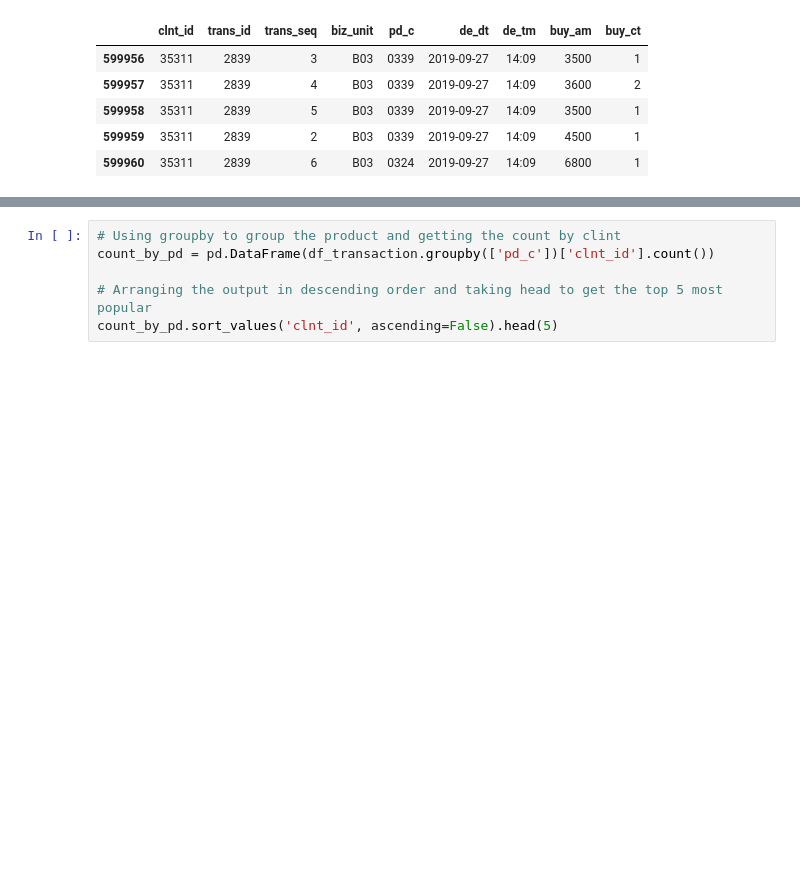
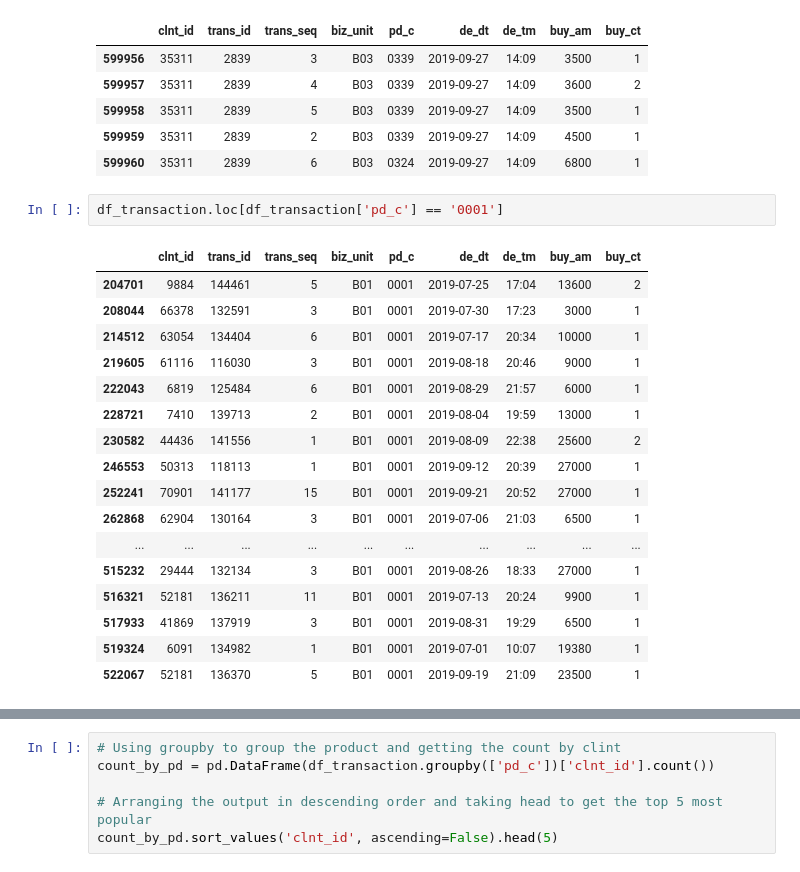
Before and after one commit to hojisu/recommendation-project, a Jupyter notebook: EDA-3.ipynb, the cells around one changed output, grey strips where cells are left out. Drawn from its saved outputs; the diff is of its cells as text; blank space fills up the shorter version.

```diff
--- a/EDA-3.ipynb
+++ b/EDA-3.ipynb
@@ -24,3 +24,23 @@ df_transaction.tail(5)
 | 599958 | 35311 | 2839 | 5 | B03 | 0339 | 2019-09-27 | 14:09 | 3500 | 1 |
 | 599959 | 35311 | 2839 | 2 | B03 | 0339 | 2019-09-27 | 14:09 | 4500 | 1 |
 | 599960 | 35311 | 2839 | 6 | B03 | 0324 | 2019-09-27 | 14:09 | 6800 | 1 |
+# %%
+df_transaction.loc[df_transaction['pd_c'] == '0001']
+# %% [output]
+|  | clnt_id | trans_id | trans_seq | biz_unit | pd_c | de_dt | de_tm | buy_am | buy_ct |
+| 204701 | 9884 | 144461 | 5 | B01 | 0001 | 2019-07-25 | 17:04 | 13600 | 2 |
+| 208044 | 66378 | 132591 | 3 | B01 | 0001 | 2019-07-30 | 17:23 | 3000 | 1 |
+| 214512 | 63054 | 134404 | 6 | B01 | 0001 | 2019-07-17 | 20:34 | 10000 | 1 |
+| 219605 | 61116 | 116030 | 3 | B01 | 0001 | 2019-08-18 | 20:46 | 9000 | 1 |
+| 222043 | 6819 | 125484 | 6 | B01 | 0001 | 2019-08-29 | 21:57 | 6000 | 1 |
+| 228721 | 7410 | 139713 | 2 | B01 | 0001 | 2019-08-04 | 19:59 | 13000 | 1 |
+| 230582 | 44436 | 141556 | 1 | B01 | 0001 | 2019-08-09 | 22:38 | 25600 | 2 |
+| 246553 | 50313 | 118113 | 1 | B01 | 0001 | 2019-09-12 | 20:39 | 27000 | 1 |
+| 252241 | 70901 | 141177 | 15 | B01 | 0001 | 2019-09-21 | 20:52 | 27000 | 1 |
+| 262868 | 62904 | 130164 | 3 | B01 | 0001 | 2019-07-06 | 21:03 | 6500 | 1 |
+| ... | ... | ... | ... | ... | ... | ... | ... | ... | ... |
+| 515232 | 29444 | 132134 | 3 | B01 | 0001 | 2019-08-26 | 18:33 | 27000 | 1 |
+| 516321 | 52181 | 136211 | 11 | B01 | 0001 | 2019-07-13 | 20:24 | 9900 | 1 |
+| 517933 | 41869 | 137919 | 3 | B01 | 0001 | 2019-08-31 | 19:29 | 6500 | 1 |
+| 519324 | 6091 | 134982 | 1 | B01 | 0001 | 2019-07-01 | 10:07 | 19380 | 1 |
+| 522067 | 52181 | 136370 | 5 | B01 | 0001 | 2019-09-19 | 21:09 | 23500 | 1 |
```
Also changed, not shown: parts of 4 cells of this notebook, 1 other file.
